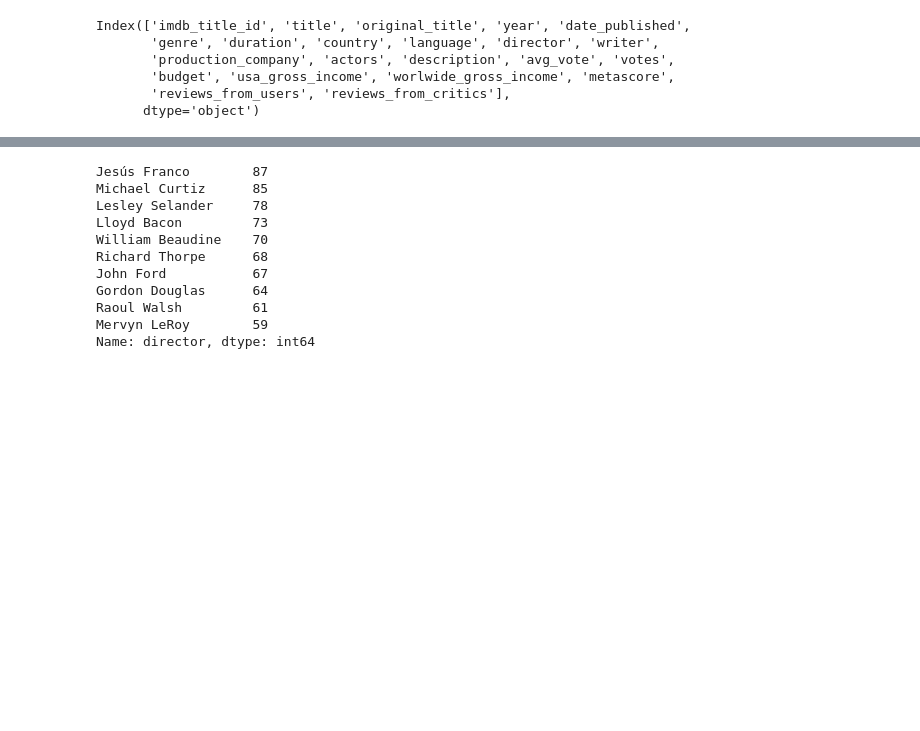
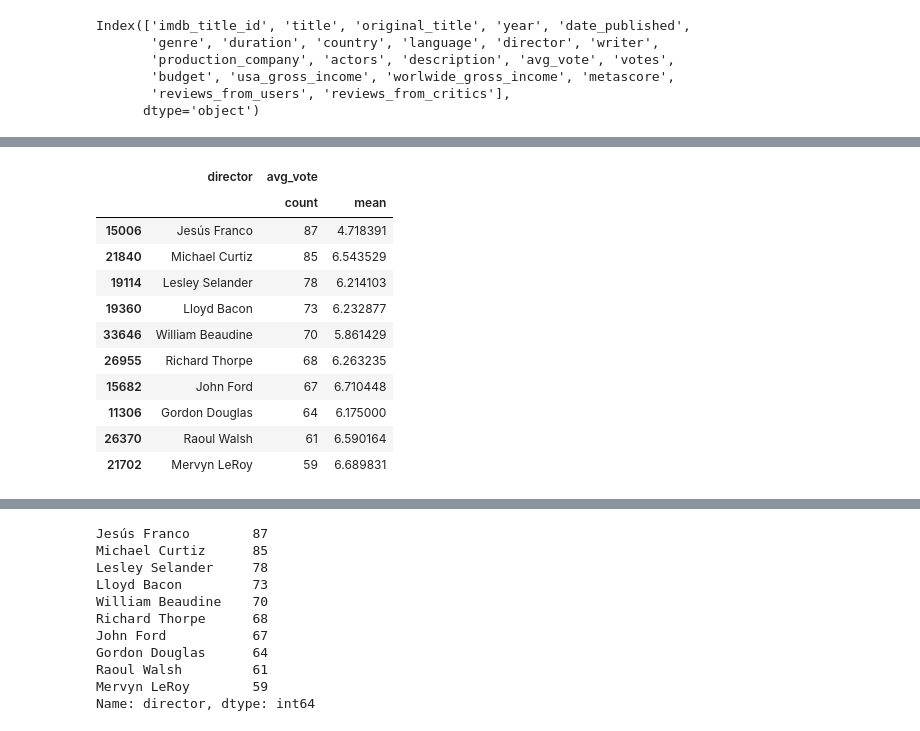
Before and after one commit to KatBotkowska/CodersCrew, a Jupyter notebook: Netflix_data.ipynb, the cells around one changed output, grey strips where cells are left out. Cells and saved outputs as stored; diff of their text form; code cells hidden in the pictures; blank space fills up the shorter version.

```diff
--- a/Netflix_data.ipynb
+++ b/Netflix_data.ipynb
@@ -788,0 +822,16 @@ Index(['imdb_title_id', 'title', 'original_title', 'year', 'date_published',
+# %%
+#jakie oceny dostają reżyserzy którzy idą 'na ilość'
+imdb_directors_av_votes[imdb_directors_av_votes['avg_vote']['count']>5].sort_values(by=('avg_vote','count'), ascending=False).head(10)
+# %% [output]
+|  | director | avg_vote |  |
+|  |  | count | mean |
+| 15006 | Jesús Franco | 87 | 4.718391 |
+| 21840 | Michael Curtiz | 85 | 6.543529 |
+| 19114 | Lesley Selander | 78 | 6.214103 |
+| 19360 | Lloyd Bacon | 73 | 6.232877 |
+| 33646 | William Beaudine | 70 | 5.861429 |
+| 26955 | Richard Thorpe | 68 | 6.263235 |
+| 15682 | John Ford | 67 | 6.710448 |
+| 11306 | Gordon Douglas | 64 | 6.175000 |
+| 26370 | Raoul Walsh | 61 | 6.590164 |
+| 21702 | Mervyn LeRoy | 59 | 6.689831 |
```
Also changed, not shown: parts of 7 cells of this notebook.
